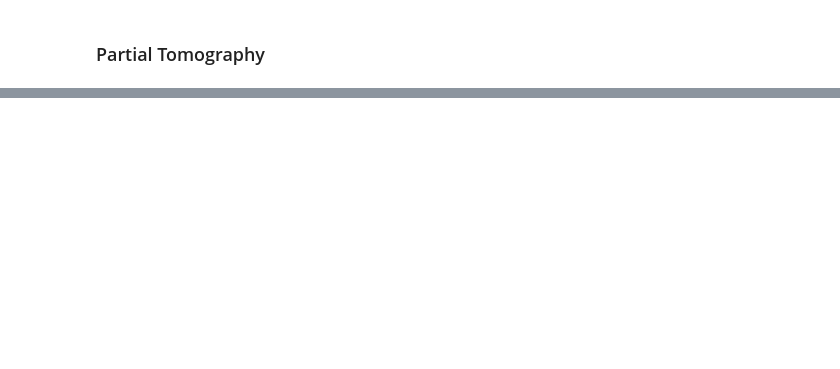
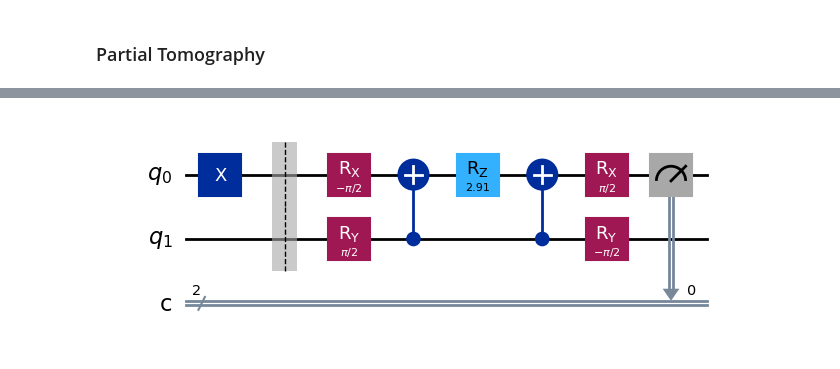
Before and after one commit to JoeJoeNguyen/quantumComputing, a Jupyter notebook: QML/Tqr.ipynb, the cells around one changed output, grey strips where cells are left out. Saved outputs shown, nothing was run; the diff lists cells and outputs as text; code cells hidden in the pictures; blank space fills up the shorter version.

```diff
--- a/QML/Tqr.ipynb
+++ b/QML/Tqr.ipynb
@@ -585,0 +596,4 @@ Hamiltonian expectation: -1.8503106
+# %%
+local_circuits['IZ'].draw('mpl')
+# %% [output]
+[figure, added]
```
Also changed, not shown: parts of 17 cells of this notebook.
